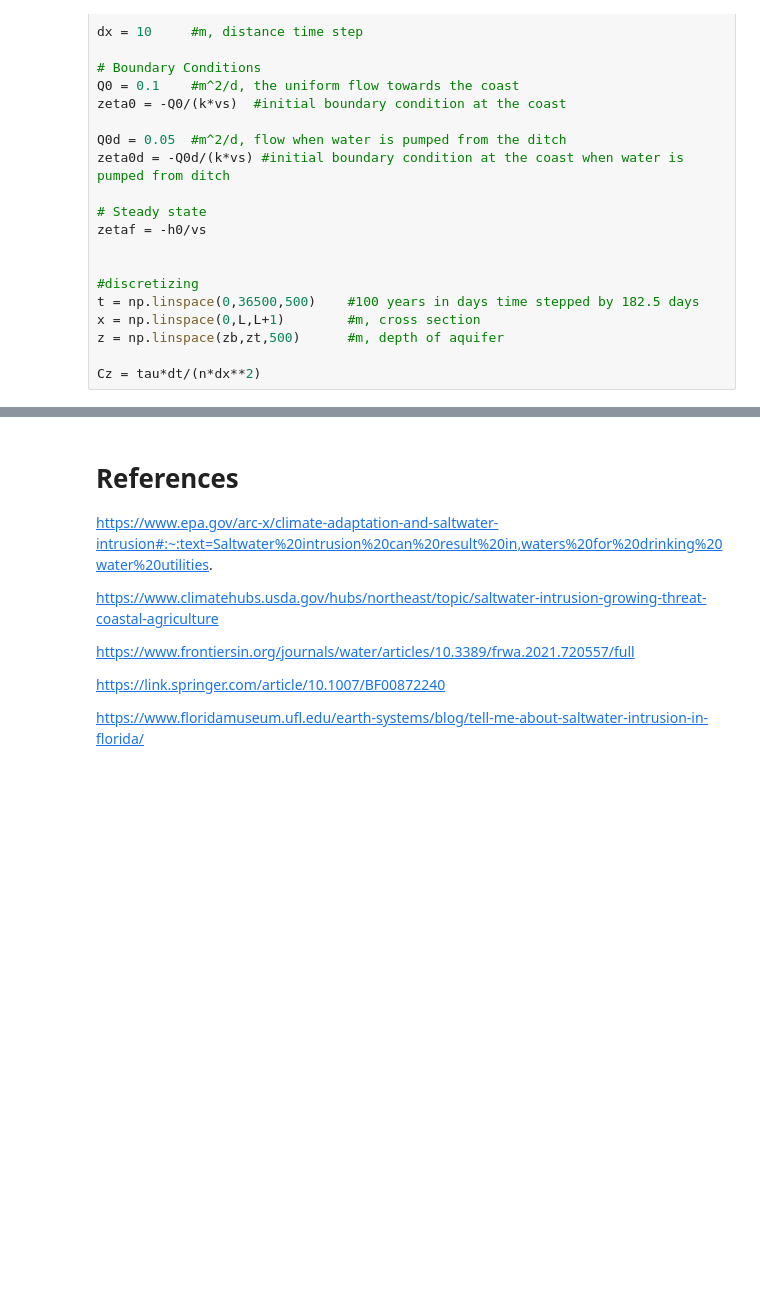
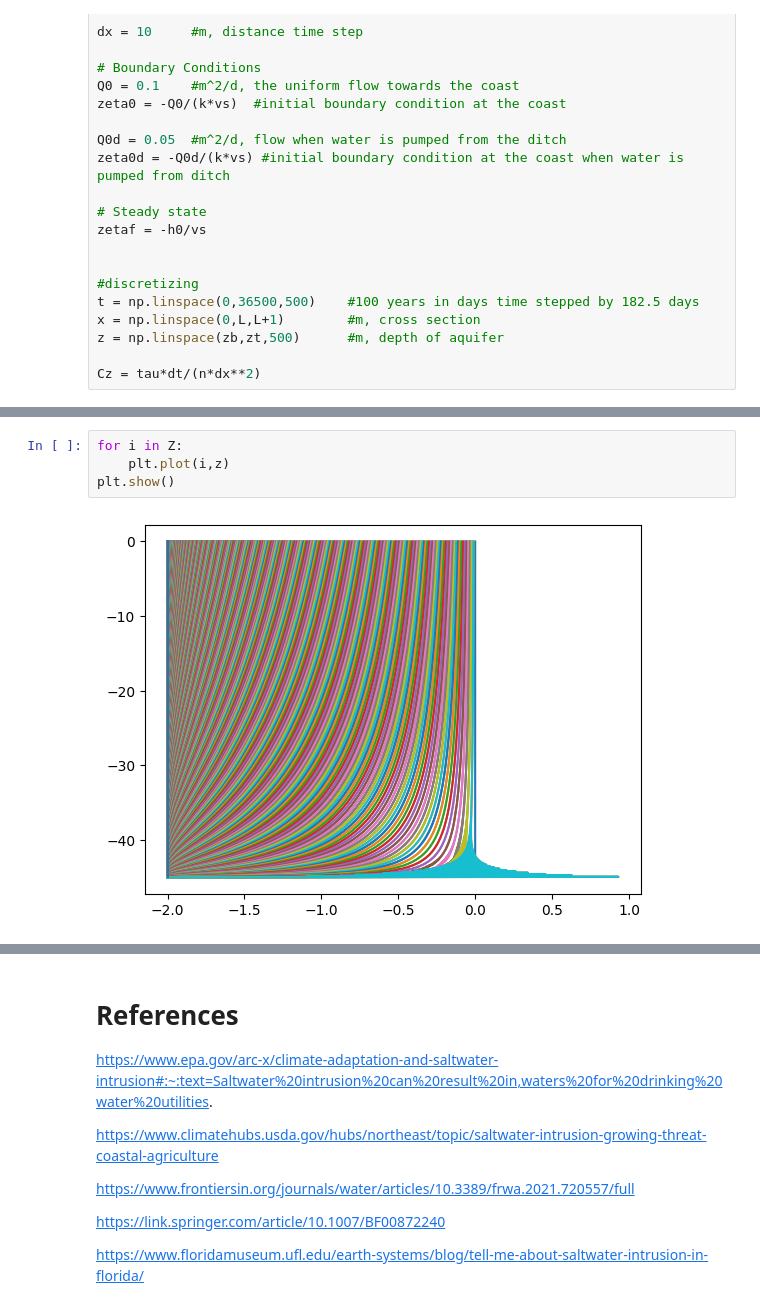
Before and after one commit to ashtonesims/Burkholder_Sims_Final, a Jupyter notebook: Burkholder_Sims_EAS4610_Final.ipynb, the cells around one changed output, grey strips where cells are left out. Saved outputs shown, nothing was run; the diff lists cells and outputs as text; blank space fills up the shorter version.

```diff
--- a/Burkholder_Sims_EAS4610_Final.ipynb
+++ b/Burkholder_Sims_EAS4610_Final.ipynb
@@ -164,0 +176,6 @@ plt.show()
+# %%
+for i in Z:
+    plt.plot(i,z)
+plt.show()
+# %% [output]
+[figure, added]
```
Also changed, not shown: parts of 4 cells of this notebook.
